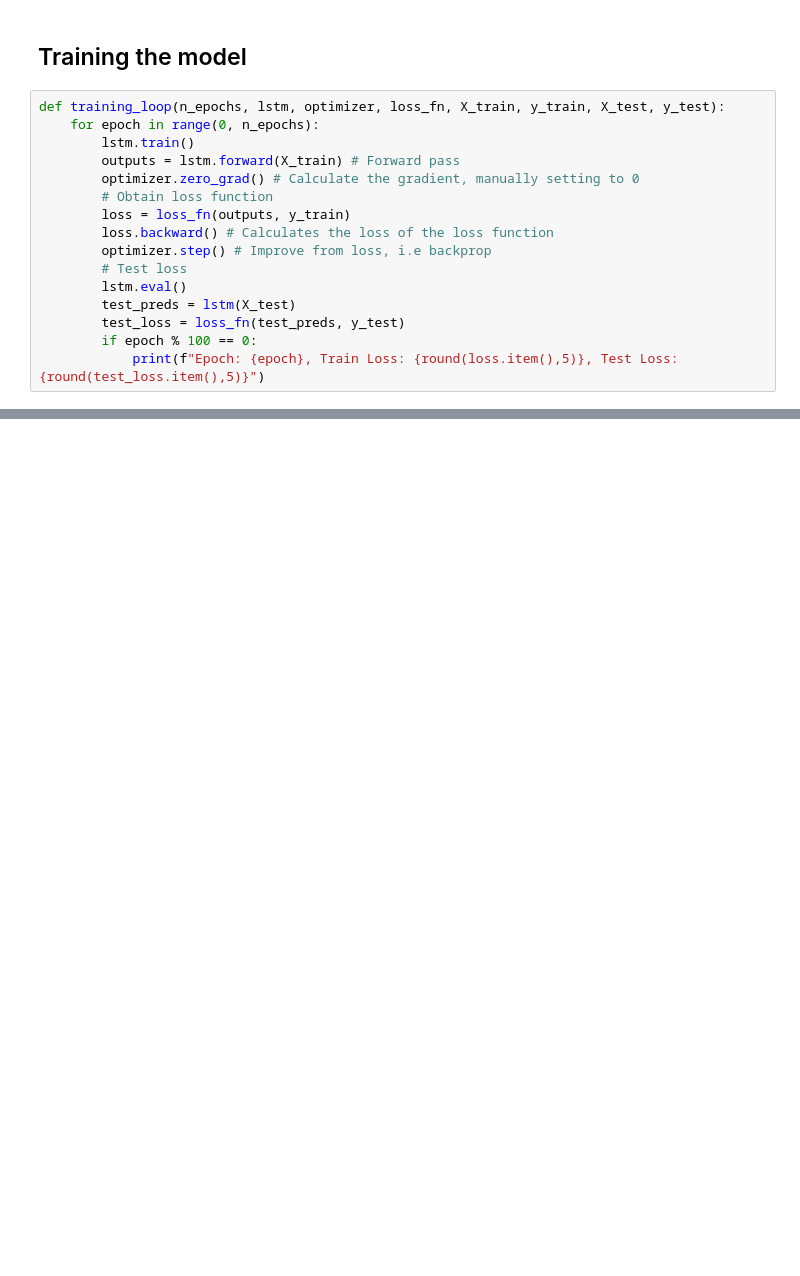
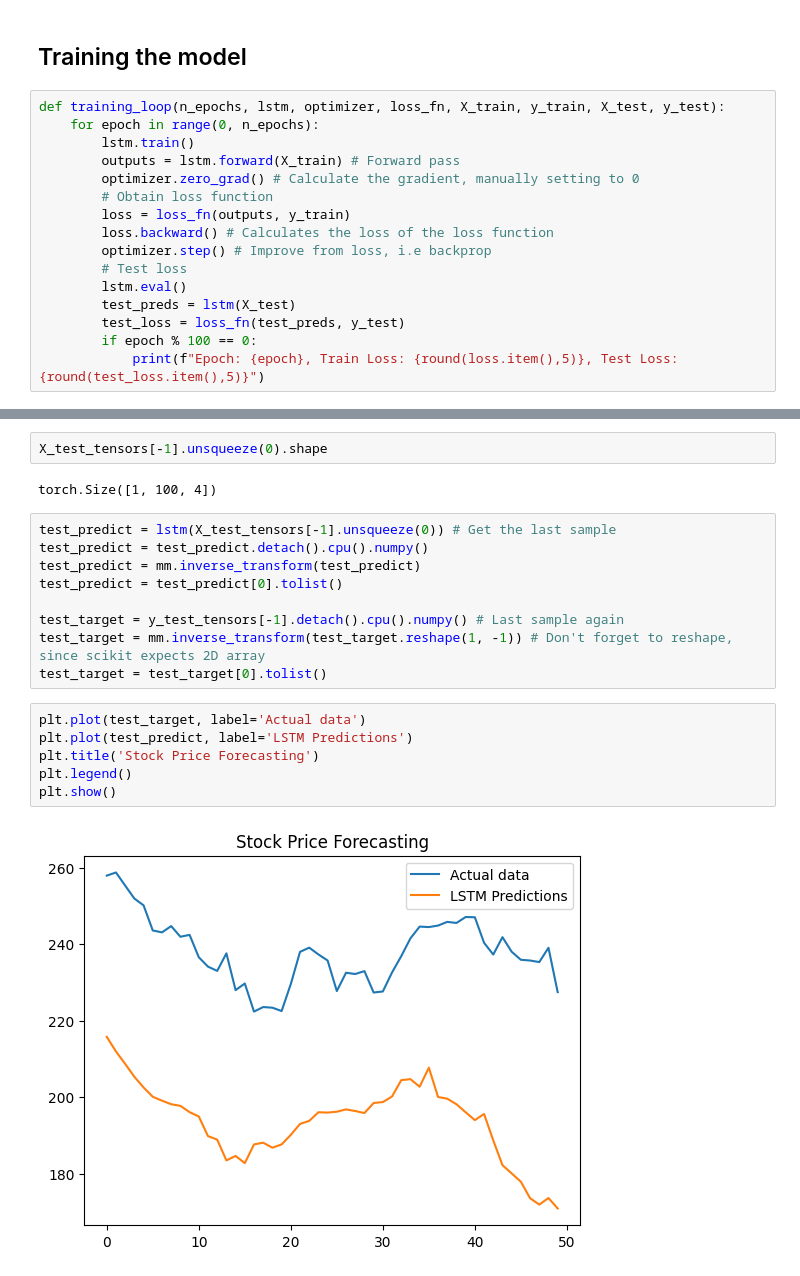
Before and after one commit to martinsandor707/Geometric_DataAnalysis, a Jupyter notebook: lstm.ipynb, the cells around one changed output, grey strips where cells are left out. Saved outputs shown, nothing was run; the diff lists cells and outputs as text; blank space fills up the shorter version.

```diff
--- a/lstm.ipynb
+++ b/lstm.ipynb
@@ -316,0 +333,21 @@ df[train_size:len(X)]
+# %%
+X_test_tensors[-1].unsqueeze(0).shape
+# %% [output]
+torch.Size([1, 100, 4])
+# %%
+test_predict = lstm(X_test_tensors[-1].unsqueeze(0)) # Get the last sample
+test_predict = test_predict.detach().cpu().numpy()
+test_predict = mm.inverse_transform(test_predict)
+test_predict = test_predict[0].tolist()
+
+test_target = y_test_tensors[-1].detach().cpu().numpy() # Last sample again
+test_target = mm.inverse_transform(test_target.reshape(1, -1)) # Don't forget to reshape, since scikit expects 2D array
+test_target = test_target[0].tolist()
+# %%
+plt.plot(test_target, label='Actual data')
+plt.plot(test_predict, label='LSTM Predictions')
+plt.title('Stock Price Forecasting')
+plt.legend()
+plt.show()
+# %% [output]
+[figure, added]
```
Also changed, not shown: parts of 28 cells of this notebook, 4 other files.
